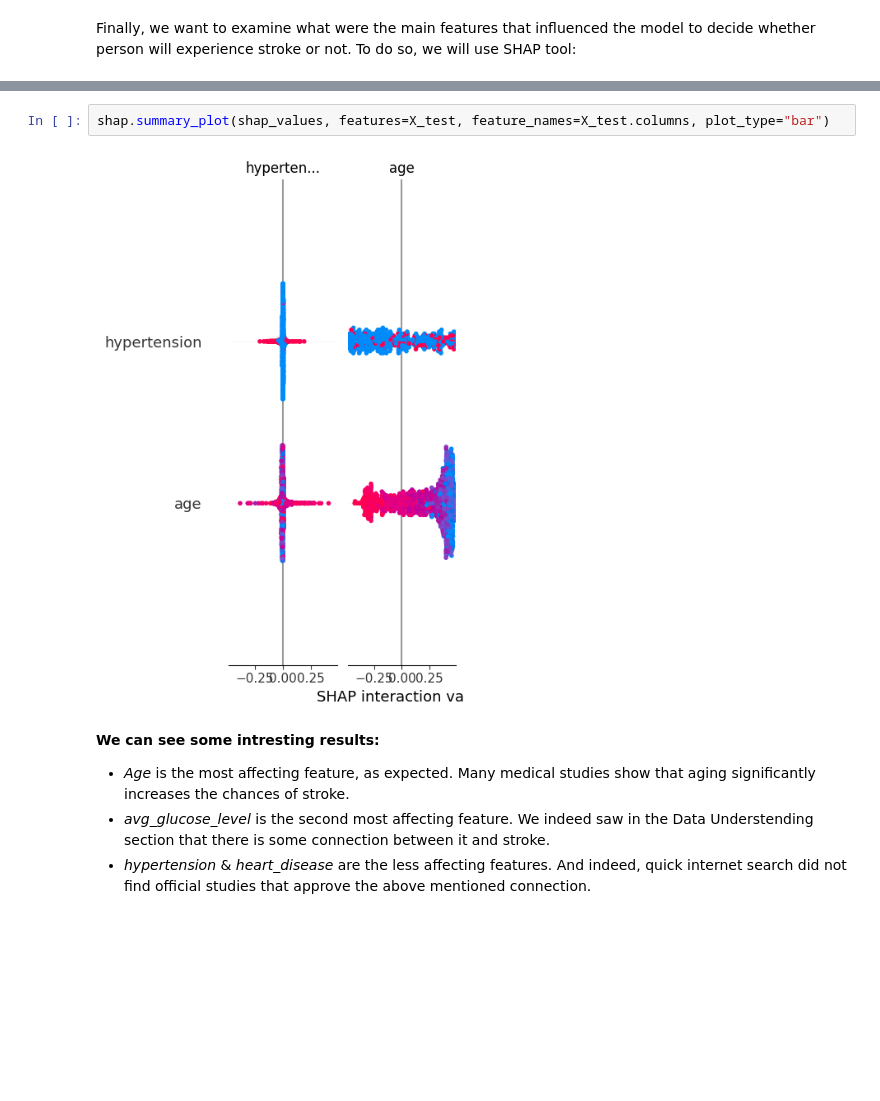
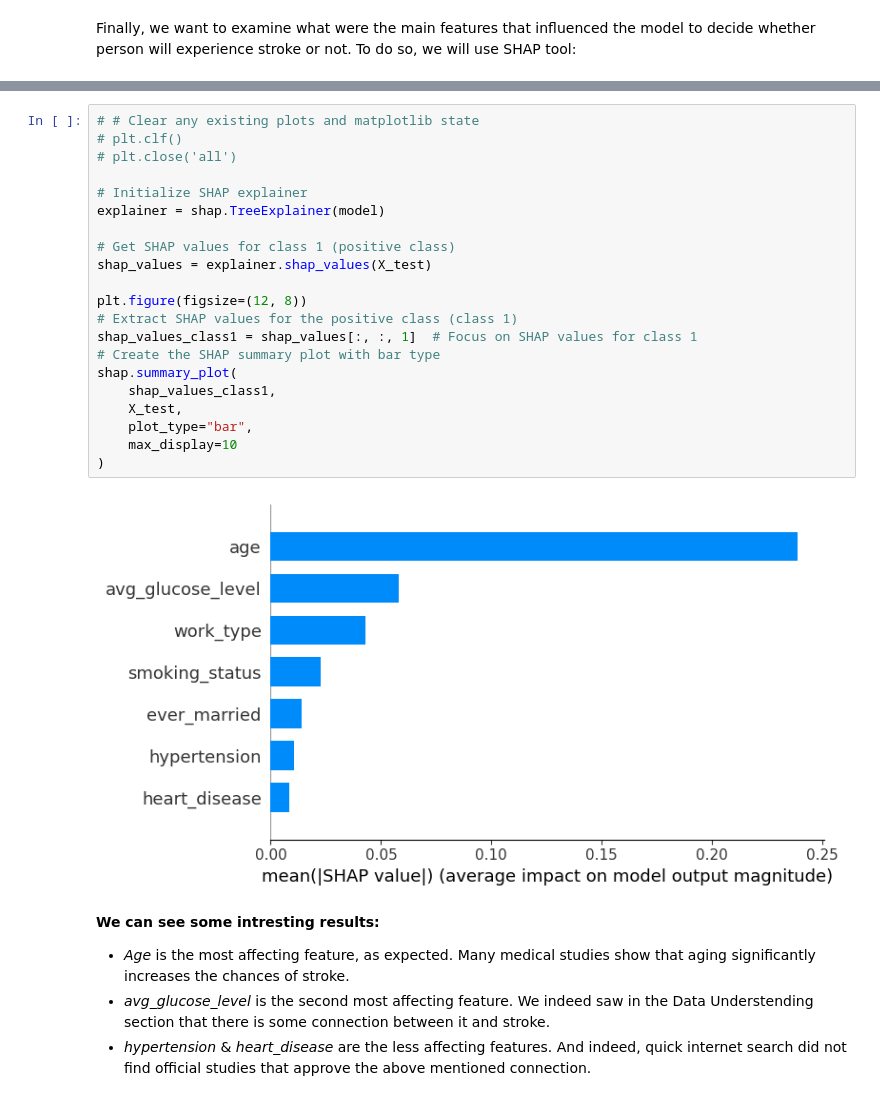
Before and after one commit to ori-frenkel/stroke-prediction, a Jupyter notebook: stroke-prediction.ipynb, the cells around one changed output, grey strips where cells are left out. Cells and saved outputs as stored; diff of their text form; blank space fills up the shorter version.

```diff
--- a/stroke-prediction.ipynb
+++ b/stroke-prediction.ipynb
@@ -603,7 +596,26 @@ plt.show()
-# %%
-shap.summary_plot(shap_values, features=X_test, feature_names=X_test.columns, plot_type="bar")
-# %% [output]
-[figure, removed]
+# %%
+# # Clear any existing plots and matplotlib state
+# plt.clf()
+# plt.close('all')
+
+# Initialize SHAP explainer
+explainer = shap.TreeExplainer(model)
+
+# Get SHAP values for class 1 (positive class)
+shap_values = explainer.shap_values(X_test)
+
+plt.figure(figsize=(12, 8))
+# Extract SHAP values for the positive class (class 1)
+shap_values_class1 = shap_values[:, :, 1]  # Focus on SHAP values for class 1
+# Create the SHAP summary plot with bar type
+shap.summary_plot(
+    shap_values_class1,
+    X_test,
+    plot_type="bar",
+    max_display=10
+)
+# %% [output]
+[figure, added]
 # %% [markdown]
 **We can see some intresting results:**
 * *Age* is the most affecting feature, as expected. Many medical studies show that aging significantly increases the chances of stroke.
```
Also changed, not shown: parts of 16 cells of this notebook.
